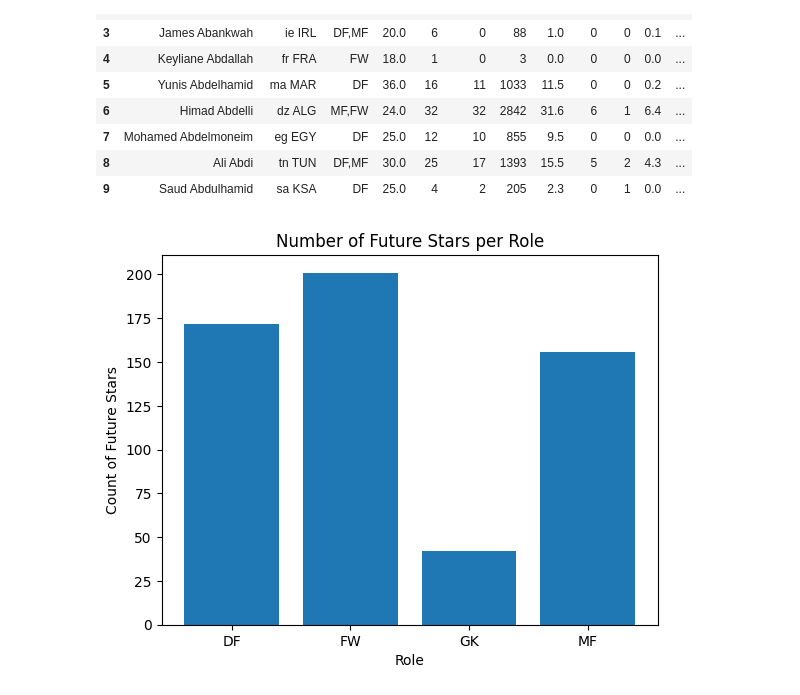
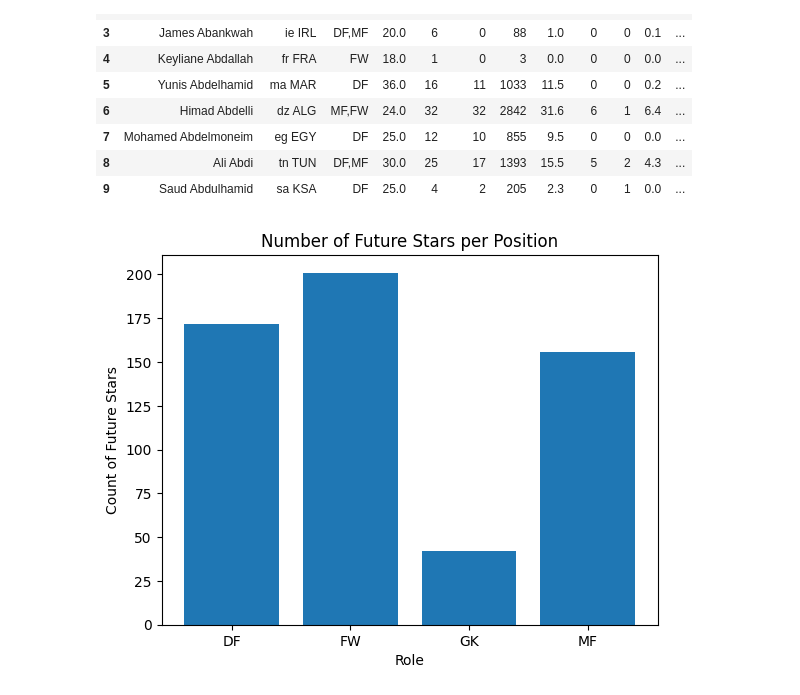
Before and after one commit to rahafw/future_stars, a Jupyter notebook: notebooks/rahaf_future_stars_EDA.ipynb, the cells around one changed output. Cells and saved outputs as stored; diff of their text form; code cells hidden in the pictures.

```diff
--- a/notebooks/rahaf_future_stars_EDA.ipynb
+++ b/notebooks/rahaf_future_stars_EDA.ipynb
@@ -460,10 +460,10 @@ target_df.head(10)
 # %%
 star_counts = target_df.groupby("Role")["Future_Star"].sum()
 
 plt.bar(star_counts.index, star_counts.values)
-plt.title("Number of Future Stars per Role")
+plt.title("Number of Future Stars per Position")
 plt.xlabel("Role")
 plt.ylabel("Count of Future Stars")
 plt.show()
 # %% [output]
-[figure, old version]
+[figure, new version]
```
